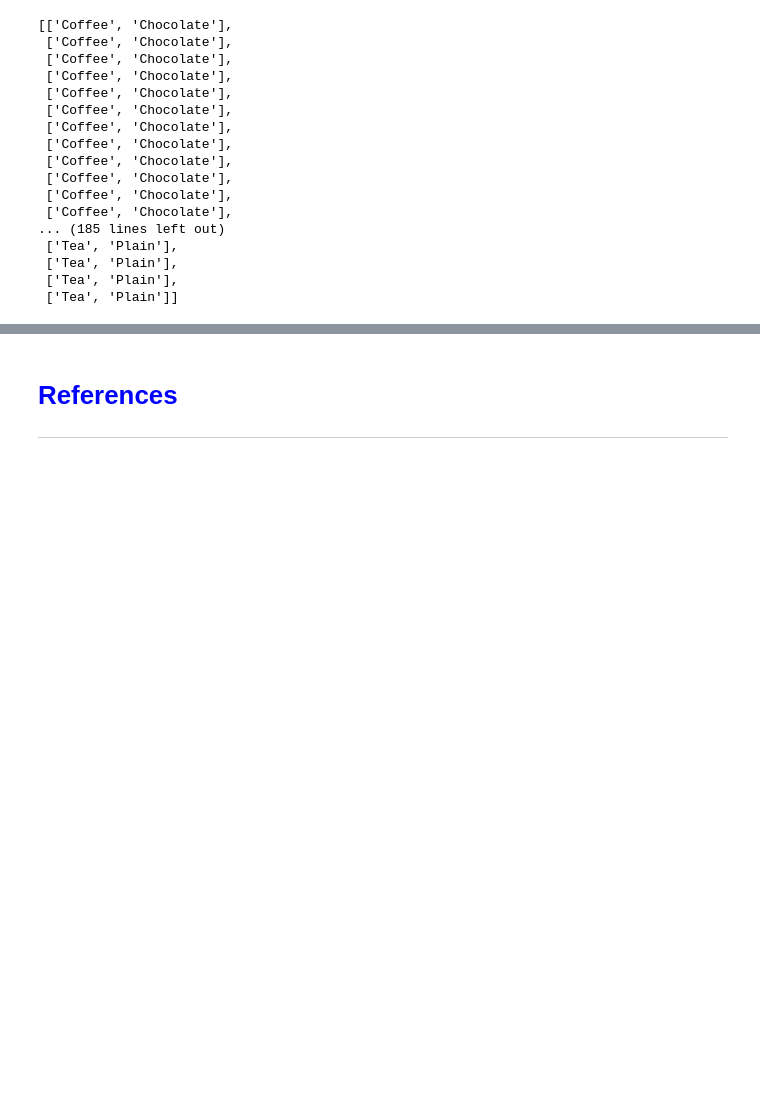
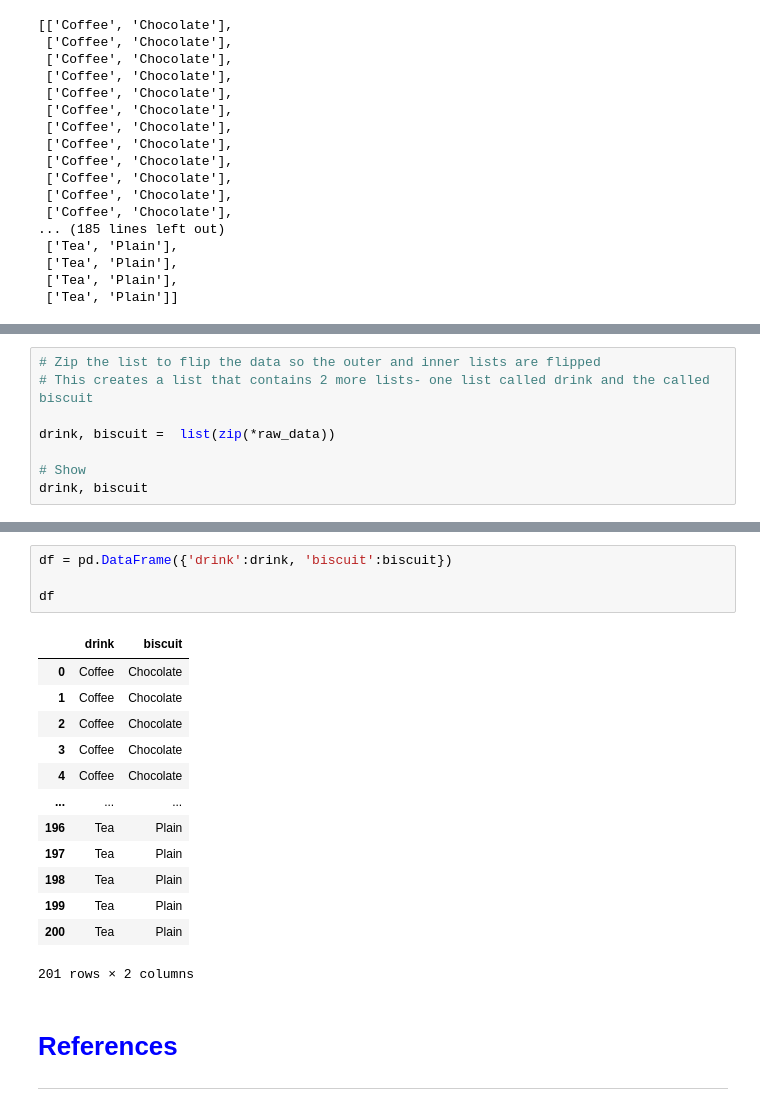
Before and after one commit to OCorry/machine_learning_and_statistics_2023, a Jupyter notebook: tasks.ipynb, the cells around one changed output, grey strips where cells are left out. Cells and saved outputs as stored; diff of their text form; blank space fills up the shorter version.

Commit message:
Created lists, merged them

```diff
--- a/tasks.ipynb
+++ b/tasks.ipynb
@@ -225,0 +230,8 @@ raw_data
+# %%
+# Zip the list to flip the data so the outer and inner lists are flipped
+# This creates a list that contains 2 more lists- one list called drink and the called biscuit
+
+drink, biscuit =  list(zip(*raw_data))
+
+# Show
+drink, biscuit
@@ -226,3 +256,21 @@ raw_data
+# %%
+df = pd.DataFrame({'drink':drink, 'biscuit':biscuit})
+
+df
+# %% [output]
+|  | drink | biscuit |
+| 0 | Coffee | Chocolate |
+| 1 | Coffee | Chocolate |
+| 2 | Coffee | Chocolate |
+| 3 | Coffee | Chocolate |
+| 4 | Coffee | Chocolate |
+| ... | ... | ... |
+| 196 | Tea | Plain |
+| 197 | Tea | Plain |
+| 198 | Tea | Plain |
+| 199 | Tea | Plain |
+| 200 | Tea | Plain |
+201 rows × 2 columns
 # %% [markdown]
 # **<span style="color:blue"> References </span>**
 ***
```
Also changed, not shown: parts of 3 cells of this notebook.
